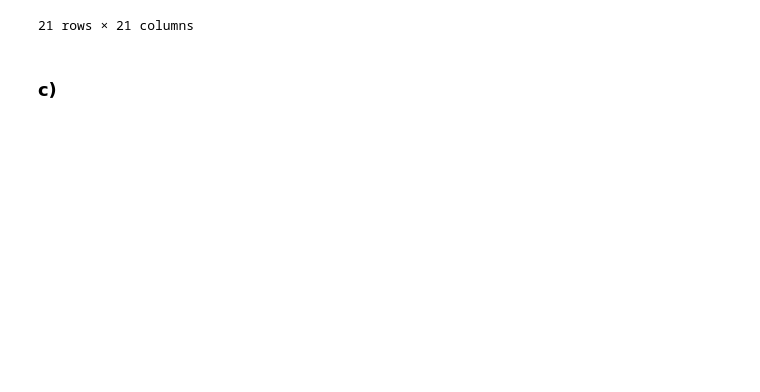
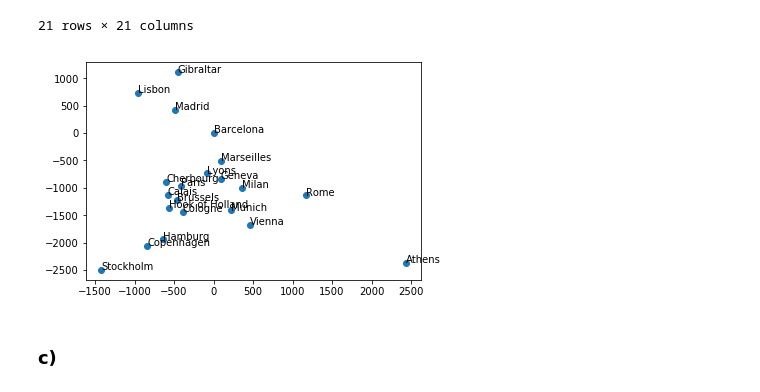
Before and after one commit to florence27/ml-algo-theory, a Jupyter notebook: solutions/uebung09/assignment09.ipynb, the cells around one changed output. Saved outputs shown, nothing was run; the diff lists cells and outputs as text; code cells hidden in the pictures; blank space fills up the shorter version.

```diff
--- a/solutions/uebung09/assignment09.ipynb
+++ b/solutions/uebung09/assignment09.ipynb
@@ -72,7 +70,32 @@ def MDS(D, d):
+# %%
+def MDS(D, d):
+
+    # Number of points
+    n = len(D)
+
+
+    # matrix S
+    S = np.zeros((n,n))
+
+    for i in range(n):
+        for j in range(n):
+            S[i][j] = 0.5*(D[1][i]**2 + D[1][j]**2 - D[i][j]**2)
+
+
+    #eigendecomposition
+    eigenvalues, eigenvectors = eigh(S)
+
+    # largest d
+    V_d = eigenvectors[:,-d:]
+    Val_d = eigenvalues[-d:]
+    diag = np.diag(Val_d)
+    X = np.dot(V_d, np.sqrt(diag))
+
+    return X
 # %% [markdown]
 ### b)
 # %%
-eurocity_dataframe = pd.read_csv('eurocity.csv', index_col=0, header=0)
+eurocity_dataframe = pd.read_csv('eurodist.csv', index_col=0, header=0)
 eurocity_dataframe
 # %% [output]
 |  | Athens | Barcelona | Brussels | Calais | Cherbourg | Cologne | Copenhagen | Geneva | Gibraltar | Hamburg | ... |
@@ -93,6 +116,14 @@ eurocity_dataframe
 | Stockholm | 3927 | 2868 | 1616 | 1786 | 2196 | 1403 | 650 | 2068 | 3886 | 949 | ... |
 | Vienna | 1991 | 1802 | 1175 | 1381 | 1588 | 937 | 1455 | 1019 | 2974 | 1155 | ... |
 21 rows × 21 columns
+# %%
+embedded_X = np.squeeze(MDS(eurocity_dataframe.as_matrix(), 2))
+plt.scatter(embedded_X[:,0],embedded_X[:,1])
+# name of city added
+for j in range(len(embedded_X)):
+    plt.annotate(eurocity_dataframe.columns[j],xy=embedded_X[j])
+# %% [output]
+[figure, added]
 # %% [markdown]
 ### c)
 # %%
```
Also changed, not shown: parts of 10 cells of this notebook.
